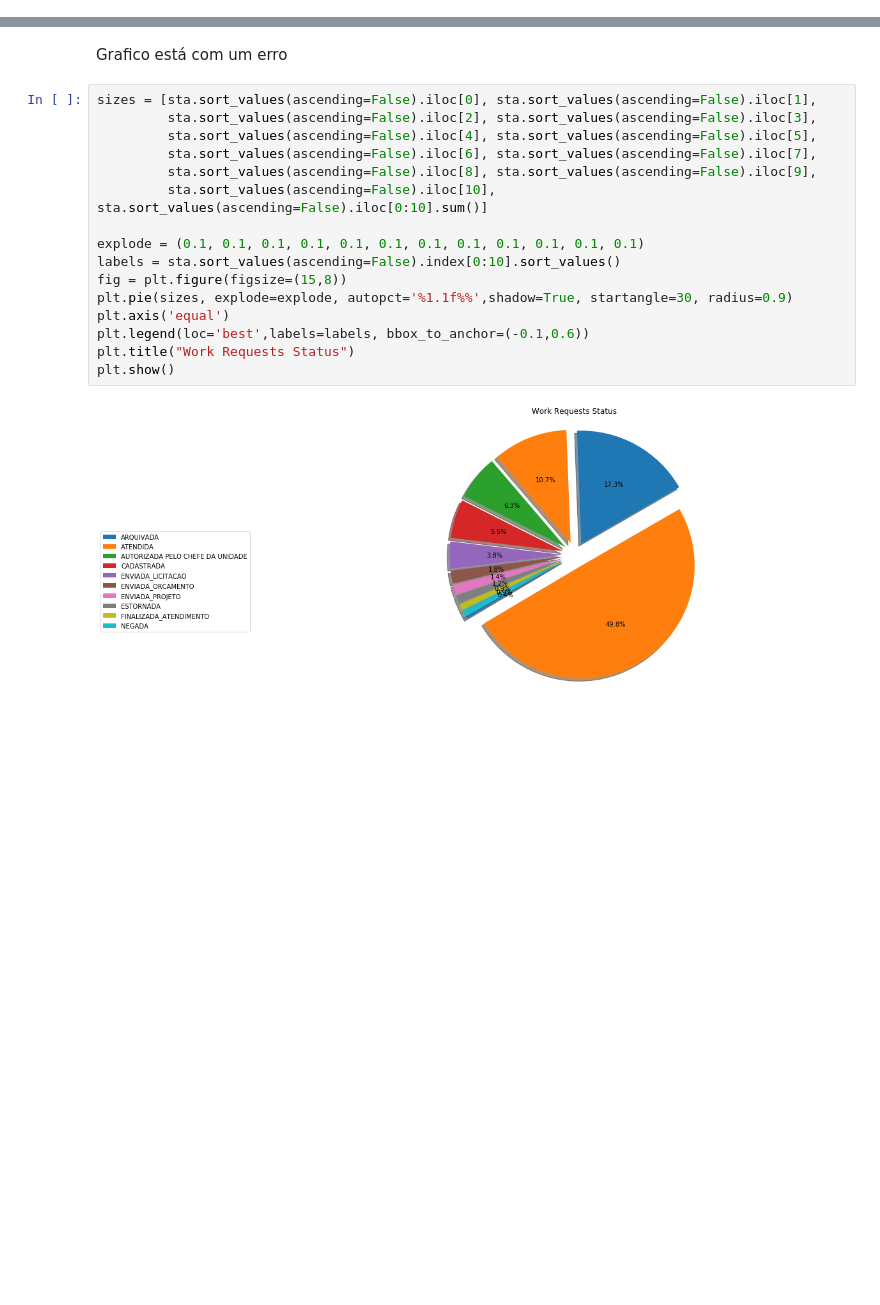
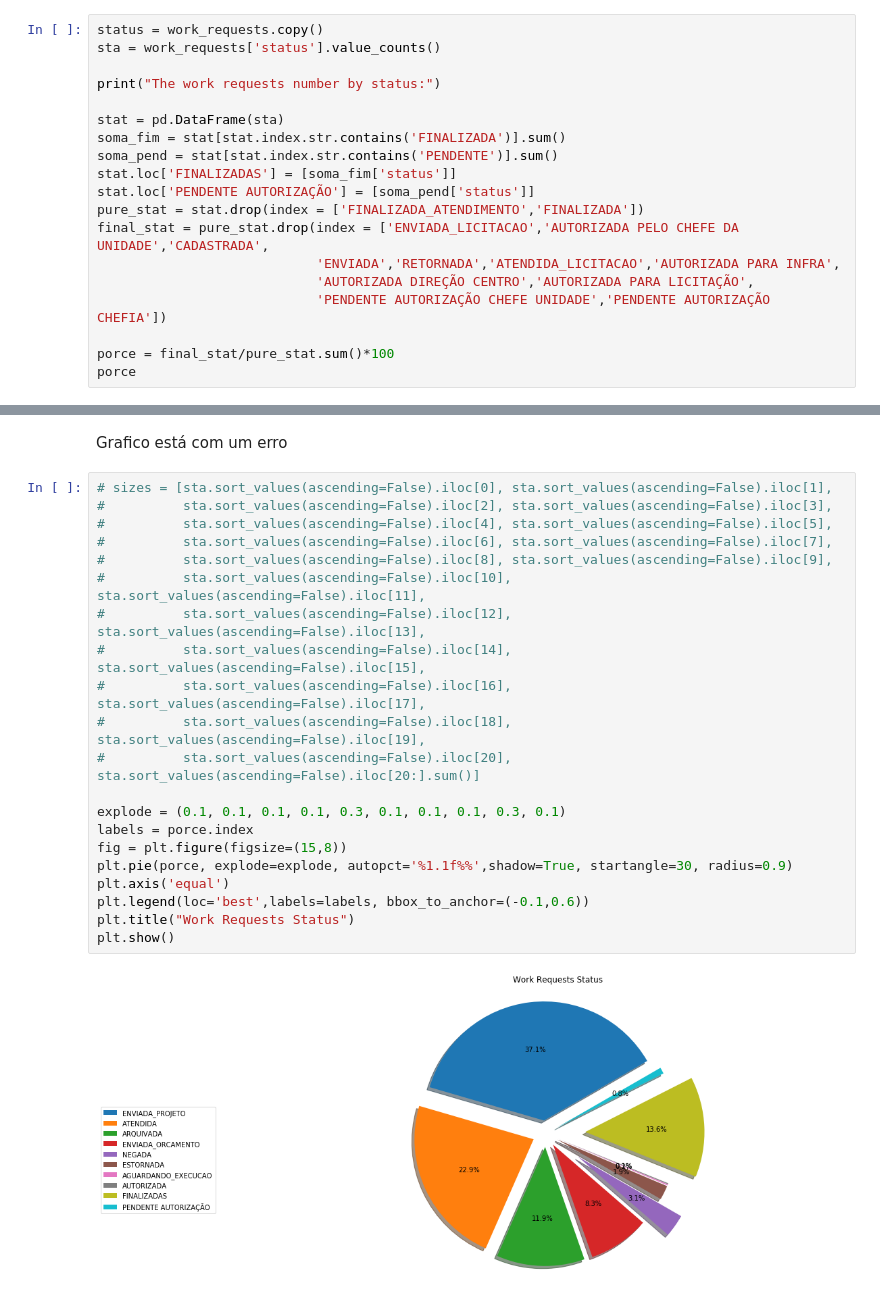
Before and after one commit to ozielalves/Financas_IMD, a Jupyter notebook: Oziel.ipynb, the cells around one changed output, grey strips where cells are left out. Drawn from its saved outputs; the diff is of its cells as text; blank space fills up the shorter version.

```diff
--- a/Oziel.ipynb
+++ b/Oziel.ipynb
@@ -191,0 +184,19 @@ The work requests number by status:
+# %%
+status = work_requests.copy()
+sta = work_requests['status'].value_counts()
+
+print("The work requests number by status:")
+
+stat = pd.DataFrame(sta)
+soma_fim = stat[stat.index.str.contains('FINALIZADA')].sum()
+soma_pend = stat[stat.index.str.contains('PENDENTE')].sum()
+stat.loc['FINALIZADAS'] = [soma_fim['status']]
+stat.loc['PENDENTE AUTORIZAÇÃO'] = [soma_pend['status']]
+pure_stat = stat.drop(index = ['FINALIZADA_ATENDIMENTO','FINALIZADA'])
+final_stat = pure_stat.drop(index = ['ENVIADA_LICITACAO','AUTORIZADA PELO CHEFE DA UNIDADE','CADASTRADA',
+                            'ENVIADA','RETORNADA','ATENDIDA_LICITACAO','AUTORIZADA PARA INFRA',
+                            'AUTORIZADA DIREÇÃO CENTRO','AUTORIZADA PARA LICITAÇÃO',
+                            'PENDENTE AUTORIZAÇÃO CHEFE UNIDADE','PENDENTE AUTORIZAÇÃO CHEFIA'])
+
+porce = final_stat/pure_stat.sum()*100
+porce
@@ -192,20 +216,25 @@ The work requests number by status:
 # %% [markdown]
 Grafico está com um erro
 # %%
-sizes = [sta.sort_values(ascending=False).iloc[0], sta.sort_values(ascending=False).iloc[1],
-         sta.sort_values(ascending=False).iloc[2], sta.sort_values(ascending=False).iloc[3],
-         sta.sort_values(ascending=False).iloc[4], sta.sort_values(ascending=False).iloc[5],
-         sta.sort_values(ascending=False).iloc[6], sta.sort_values(ascending=False).iloc[7],
-         sta.sort_values(ascending=False).iloc[8], sta.sort_values(ascending=False).iloc[9],
-         sta.sort_values(ascending=False).iloc[10], sta.sort_values(ascending=False).iloc[0:10].sum()]
+# sizes = [sta.sort_values(ascending=False).iloc[0], sta.sort_values(ascending=False).iloc[1],
+#          sta.sort_values(ascending=False).iloc[2], sta.sort_values(ascending=False).iloc[3],
+#          sta.sort_values(ascending=False).iloc[4], sta.sort_values(ascending=False).iloc[5],
+#          sta.sort_values(ascending=False).iloc[6], sta.sort_values(ascending=False).iloc[7],
+#          sta.sort_values(ascending=False).iloc[8], sta.sort_values(ascending=False).iloc[9],
+#          sta.sort_values(ascending=False).iloc[10], sta.sort_values(ascending=False).iloc[11],
+#          sta.sort_values(ascending=False).iloc[12], sta.sort_values(ascending=False).iloc[13],
+#          sta.sort_values(ascending=False).iloc[14], sta.sort_values(ascending=False).iloc[15],
+#          sta.sort_values(ascending=False).iloc[16], sta.sort_values(ascending=False).iloc[17],
+#          sta.sort_values(ascending=False).iloc[18], sta.sort_values(ascending=False).iloc[19],
+#          sta.sort_values(ascending=False).iloc[20], sta.sort_values(ascending=False).iloc[20:].sum()]
 
-explode = (0.1, 0.1, 0.1, 0.1, 0.1, 0.1, 0.1, 0.1, 0.1, 0.1, 0.1, 0.1)
-labels = sta.sort_values(ascending=False).index[0:10].sort_values()
+explode = (0.1, 0.1, 0.1, 0.1, 0.3, 0.1, 0.1, 0.1, 0.3, 0.1)
+labels = porce.index
 fig = plt.figure(figsize=(15,8))
-plt.pie(sizes, explode=explode, autopct='%1.1f%%',shadow=True, startangle=30, radius=0.9)
+plt.pie(porce, explode=explode, autopct='%1.1f%%',shadow=True, startangle=30, radius=0.9)
 plt.axis('equal')
 plt.legend(loc='best',labels=labels, bbox_to_anchor=(-0.1,0.6))
 plt.title("Work Requests Status")
 plt.show()
 # %% [output]
-[figure, old version]
+[figure, new version]
```
Also changed, not shown: parts of 14 cells of this notebook, 1 other file.
